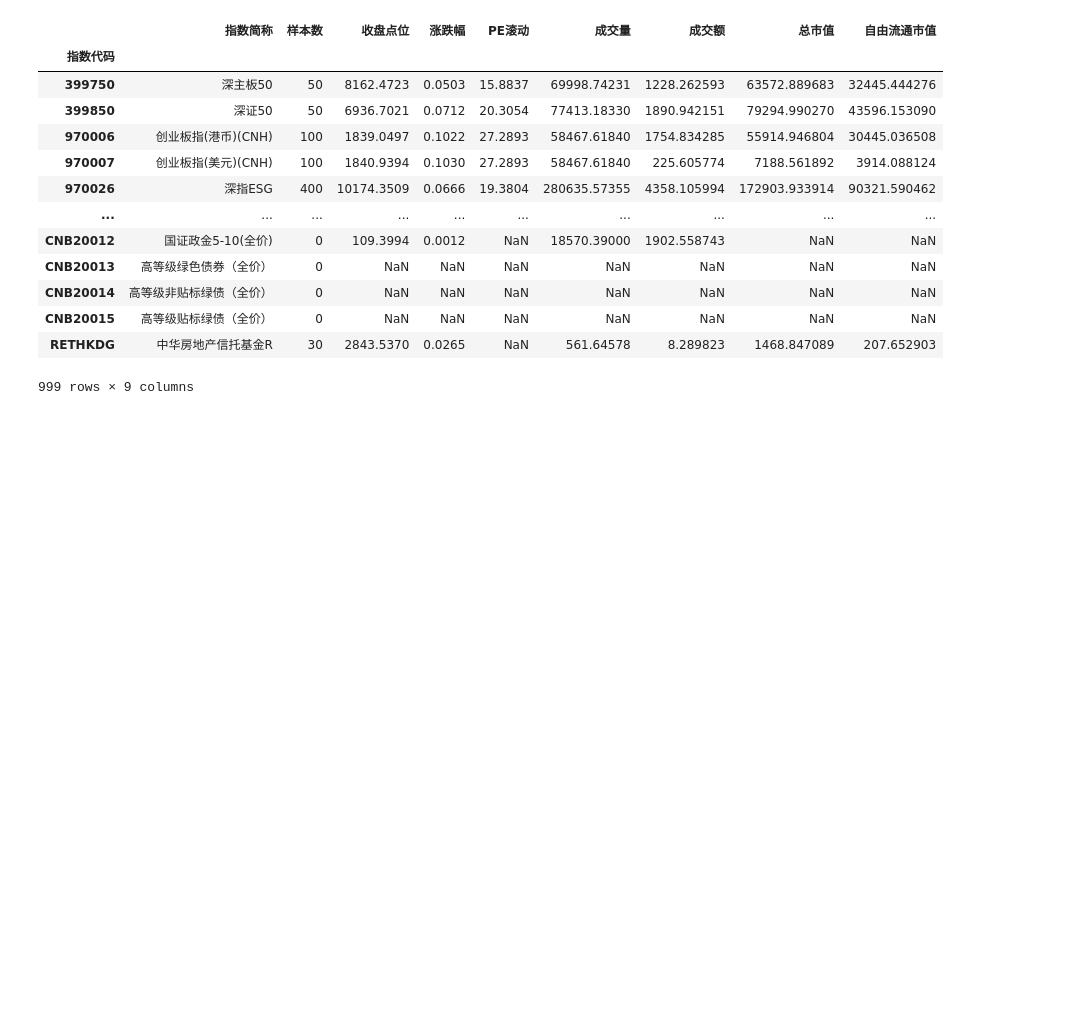
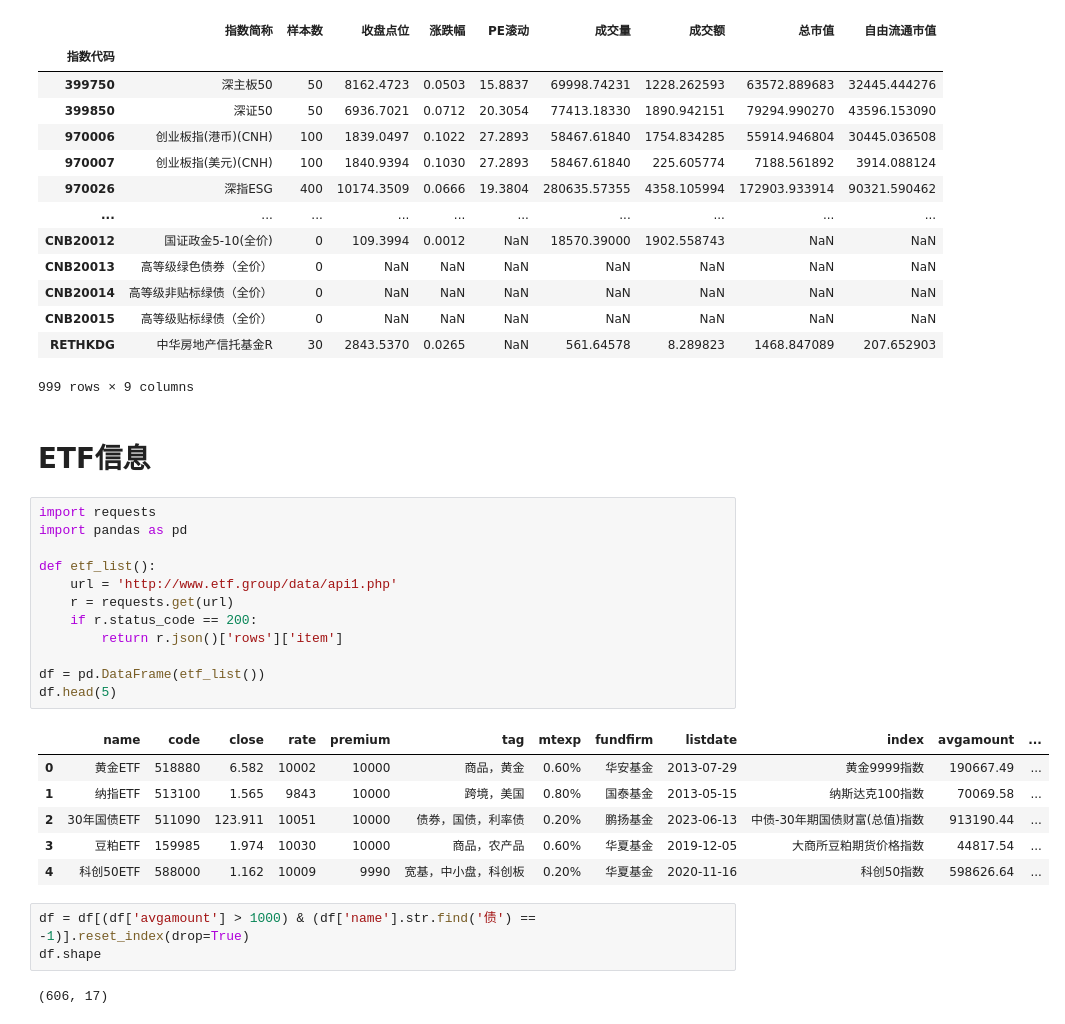
Before and after one commit to tcfh2016/knowledge-map, a Jupyter notebook: Finance/FinTech/akshare/指数数据/akshare_index.ipynb, the cells around one changed output. Cells and saved outputs as stored; diff of their text form; blank space fills up the shorter version.

```diff
--- a/Finance/FinTech/akshare/指数数据/akshare_index.ipynb
+++ b/Finance/FinTech/akshare/指数数据/akshare_index.ipynb
@@ -106,3 +107,29 @@ gz_df.loc['399750':]
 | CNB20015 | 高等级贴标绿债（全价） | 0 | NaN | NaN | NaN | NaN | NaN | NaN | NaN |
 | RETHKDG | 中华房地产信托基金R | 30 | 2843.5370 | 0.0265 | NaN | 561.64578 | 8.289823 | 1468.847089 | 207.652903 |
 999 rows × 9 columns
+# %% [markdown]
+# ETF信息
+# %%
+import requests
+import pandas as pd
+
+def etf_list():
+    url = 'http://www.etf.group/data/api1.php'
+    r = requests.get(url)
+    if r.status_code == 200:
+        return r.json()['rows']['item']
+
+df = pd.DataFrame(etf_list())
+df.head(5)
+# %% [output]
+|  | name | code | close | rate | premium | tag | mtexp | fundfirm | listdate | index | avgamount | ... |
+| 0 | 黄金ETF | 518880 | 6.582 | 10002 | 10000 | 商品，黄金 | 0.60% | 华安基金 | 2013-07-29 | 黄金9999指数 | 190667.49 | ... |
+| 1 | 纳指ETF | 513100 | 1.565 | 9843 | 10000 | 跨境，美国 | 0.80% | 国泰基金 | 2013-05-15 | 纳斯达克100指数 | 70069.58 | ... |
+| 2 | 30年国债ETF | 511090 | 123.911 | 10051 | 10000 | 债券，国债，利率债 | 0.20% | 鹏扬基金 | 2023-06-13 | 中债-30年期国债财富(总值)指数 | 913190.44 | ... |
+| 3 | 豆粕ETF | 159985 | 1.974 | 10030 | 10000 | 商品，农产品 | 0.60% | 华夏基金 | 2019-12-05 | 大商所豆粕期货价格指数 | 44817.54 | ... |
+| 4 | 科创50ETF | 588000 | 1.162 | 10009 | 9990 | 宽基，中小盘，科创板 | 0.20% | 华夏基金 | 2020-11-16 | 科创50指数 | 598626.64 | ... |
+# %%
+df = df[(df['avgamount'] > 1000) & (df['name'].str.find('债') == -1)].reset_index(drop=True)
+df.shape
+# %% [output]
+(606, 17)
```
Also changed, not shown: parts of 4 cells of this notebook, 2 other files.
